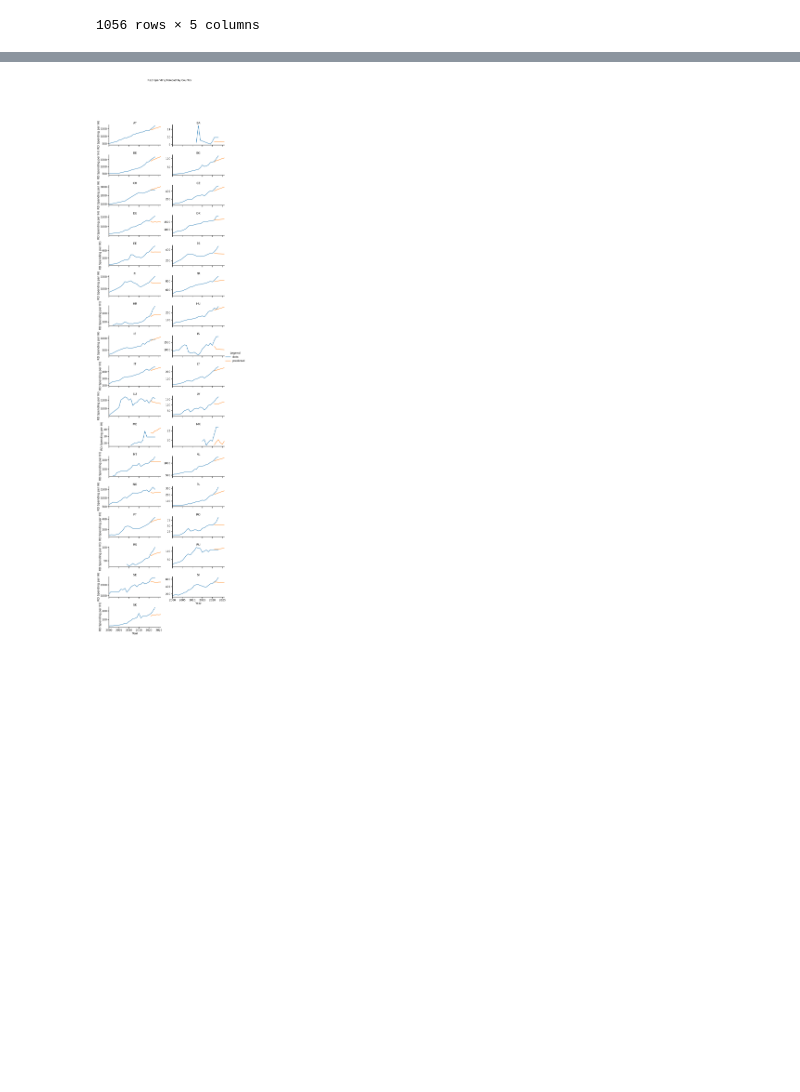
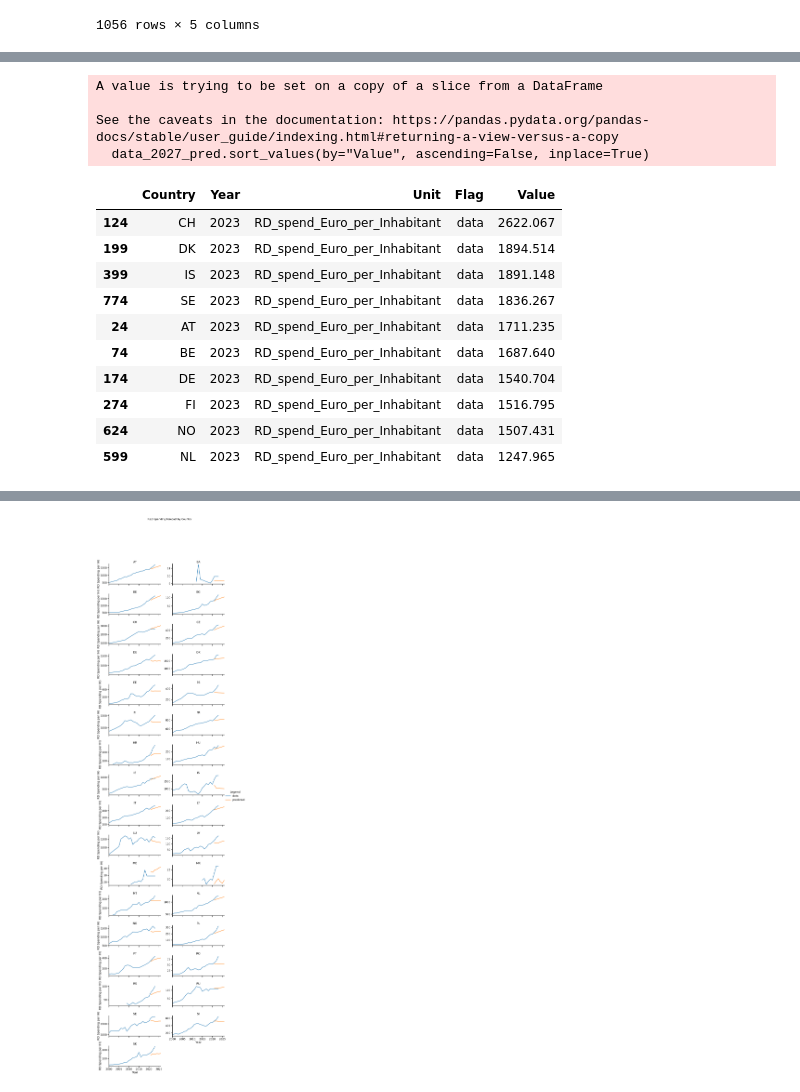
Before and after one commit to StefanHamm/DOPP_WS24, a Jupyter notebook: notebooks/Consolidated.ipynb, the cells around one changed output, grey strips where cells are left out. Saved outputs shown, nothing was run; the diff lists cells and outputs as text; code cells hidden in the pictures; blank space fills up the shorter version.

```diff
--- a/notebooks/Consolidated.ipynb
+++ b/notebooks/Consolidated.ipynb
@@ -1661,0 +1678,26 @@ See the caveats in the documentation: https://pandas.pydata.org/pandas-docs/stab
+# %%
+data_2023_data = RD_spending_forecast[(RD_spending_forecast['Year'] == 2023) & (RD_spending_forecast['Flag'] == 'data')]
+
+data_2027_pred = RD_spending_forecast[(RD_spending_forecast['Year'] == 2027) & (RD_spending_forecast['Flag'] == 'predicted')]
+# %%
+data_2023_data.sort_values(by="Value", ascending=False, inplace=True)
+data_2027_pred.sort_values(by="Value", ascending=False, inplace=True)
+# %% [output]
+A value is trying to be set on a copy of a slice from a DataFrame
+
+See the caveats in the documentation: https://pandas.pydata.org/pandas-docs/stable/user_guide/indexing.html#returning-a-view-versus-a-copy
+  data_2027_pred.sort_values(by="Value", ascending=False, inplace=True)
+# %%
+data_2023_data.head(10)
+# %% [output]
+|  | Country | Year | Unit | Flag | Value |
+| 124 | CH | 2023 | RD_spend_Euro_per_Inhabitant | data | 2622.067 |
+| 199 | DK | 2023 | RD_spend_Euro_per_Inhabitant | data | 1894.514 |
+| 399 | IS | 2023 | RD_spend_Euro_per_Inhabitant | data | 1891.148 |
+| 774 | SE | 2023 | RD_spend_Euro_per_Inhabitant | data | 1836.267 |
+| 24 | AT | 2023 | RD_spend_Euro_per_Inhabitant | data | 1711.235 |
+| 74 | BE | 2023 | RD_spend_Euro_per_Inhabitant | data | 1687.640 |
+| 174 | DE | 2023 | RD_spend_Euro_per_Inhabitant | data | 1540.704 |
+| 274 | FI | 2023 | RD_spend_Euro_per_Inhabitant | data | 1516.795 |
+| 624 | NO | 2023 | RD_spend_Euro_per_Inhabitant | data | 1507.431 |
+| 599 | NL | 2023 | RD_spend_Euro_per_Inhabitant | data | 1247.965 |
```
Also changed, not shown: parts of 2 cells of this notebook.
